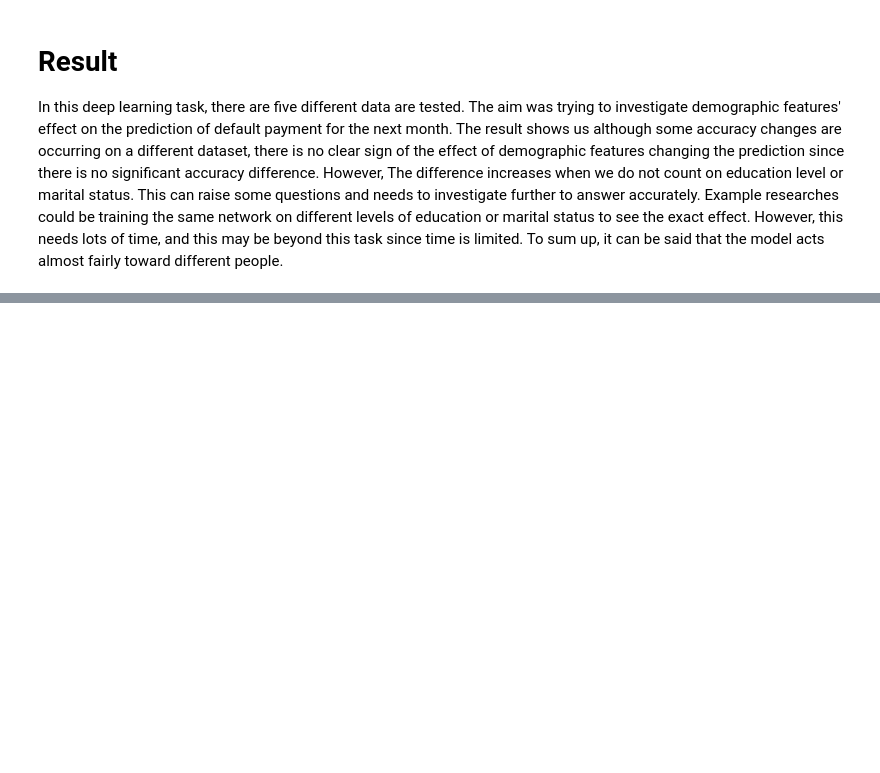
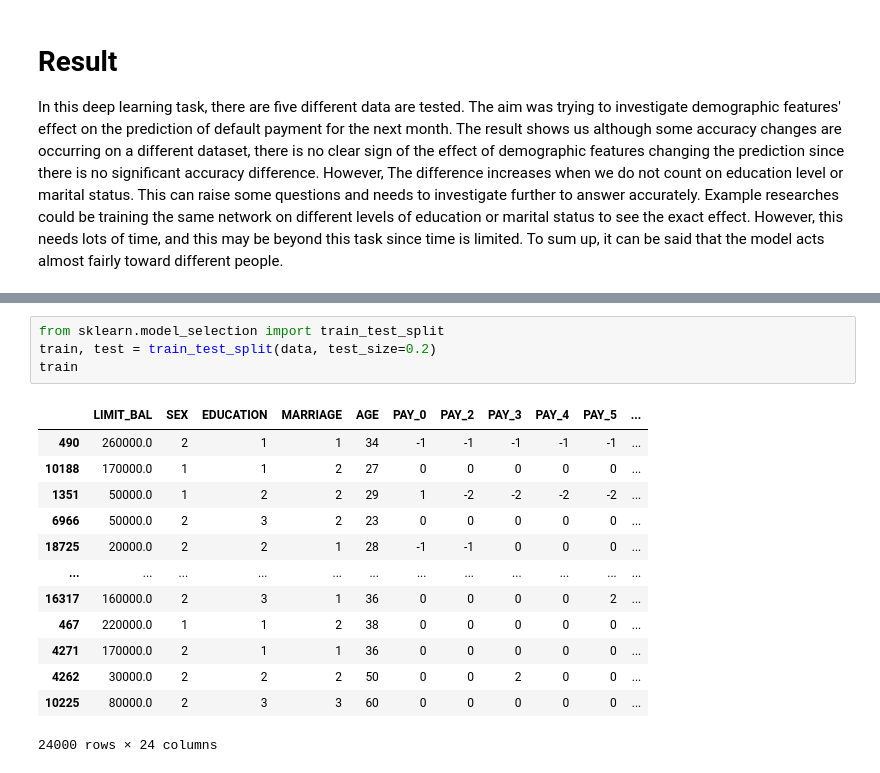
Before and after one commit to FrkAk/Deep_Learning_Workshop, a Jupyter notebook: Workshop/Default_Payment_Prediction.ipynb, the cells around one changed output, grey strips where cells are left out. Drawn from its saved outputs; the diff is of its cells as text; blank space fills up the shorter version.

```diff
--- a/Workshop/Default_Payment_Prediction.ipynb
+++ b/Workshop/Default_Payment_Prediction.ipynb
@@ -497,0 +404,18 @@ print(tabulate([['all_features', {}],
+# %%
+from sklearn.model_selection import train_test_split
+train, test = train_test_split(data, test_size=0.2)
+train
+# %% [output]
+|  | LIMIT_BAL | SEX | EDUCATION | MARRIAGE | AGE | PAY_0 | PAY_2 | PAY_3 | PAY_4 | PAY_5 | ... |
+| 490 | 260000.0 | 2 | 1 | 1 | 34 | -1 | -1 | -1 | -1 | -1 | ... |
+| 10188 | 170000.0 | 1 | 1 | 2 | 27 | 0 | 0 | 0 | 0 | 0 | ... |
+| 1351 | 50000.0 | 1 | 2 | 2 | 29 | 1 | -2 | -2 | -2 | -2 | ... |
+| 6966 | 50000.0 | 2 | 3 | 2 | 23 | 0 | 0 | 0 | 0 | 0 | ... |
+| 18725 | 20000.0 | 2 | 2 | 1 | 28 | -1 | -1 | 0 | 0 | 0 | ... |
+| ... | ... | ... | ... | ... | ... | ... | ... | ... | ... | ... | ... |
+| 16317 | 160000.0 | 2 | 3 | 1 | 36 | 0 | 0 | 0 | 0 | 2 | ... |
+| 467 | 220000.0 | 1 | 1 | 2 | 38 | 0 | 0 | 0 | 0 | 0 | ... |
+| 4271 | 170000.0 | 2 | 1 | 1 | 36 | 0 | 0 | 0 | 0 | 0 | ... |
+| 4262 | 30000.0 | 2 | 2 | 2 | 50 | 0 | 0 | 2 | 0 | 0 | ... |
+| 10225 | 80000.0 | 2 | 3 | 3 | 60 | 0 | 0 | 0 | 0 | 0 | ... |
+24000 rows × 24 columns
```
Also changed, not shown: parts of 25 cells of this notebook.
